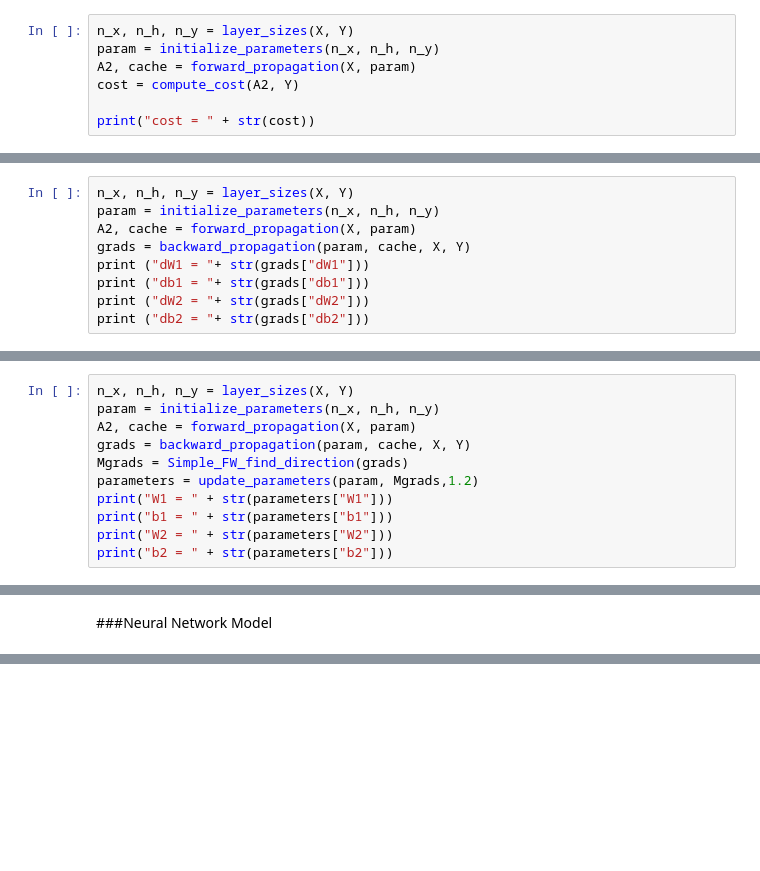
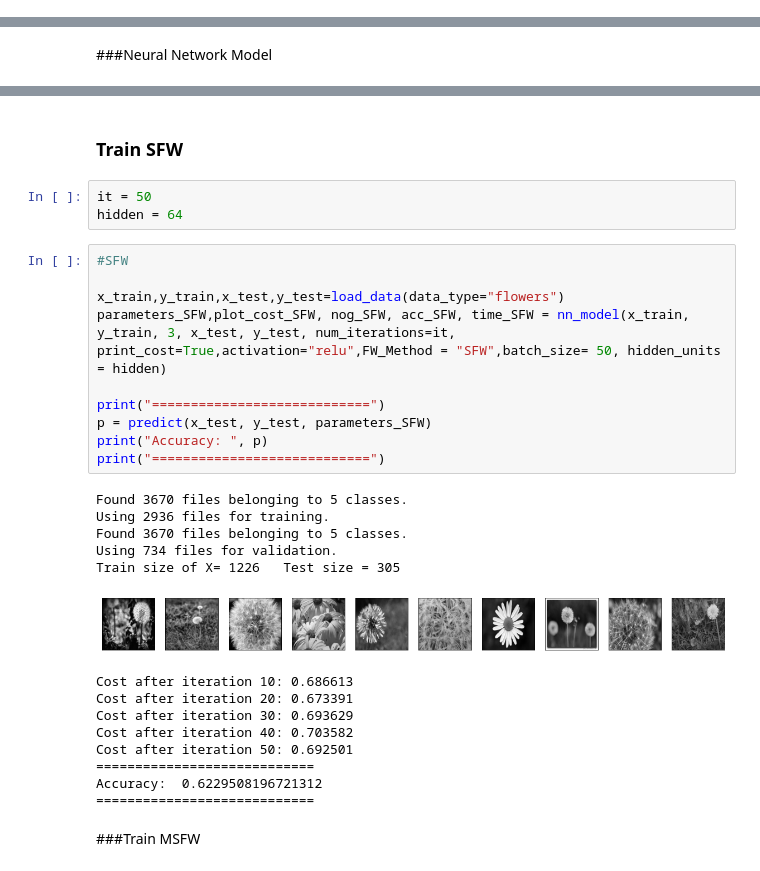
Before and after one commit to mojeee/OptimizationFor-DataScience, a Jupyter notebook: Project/Project.ipynb, the cells around one changed output, grey strips where cells are left out. Drawn from its saved outputs; the diff is of its cells as text; blank space fills up the shorter version.

```diff
--- a/Project/Project.ipynb
+++ b/Project/Project.ipynb
@@ -237,10 +442,3 @@ def compute_cost(A2, Y):
   cost = float(np.squeeze(cost))
 
   return cost
-# %%
-n_x, n_h, n_y = layer_sizes(X, Y)
-param = initialize_parameters(n_x, n_h, n_y)
-A2, cache = forward_propagation(X, param)
-cost = compute_cost(A2, Y)
-
-print("cost = " + str(cost))
@@ -290,12 +487,3 @@ def backward_propagation(parameters, cache, X, Y,activation="tanh"):
   grads = {"dW1": dW1,"db1": db1,"dW2": dW2,"db2": db2}
 
   return grads
-# %%
-n_x, n_h, n_y = layer_sizes(X, Y)
-param = initialize_parameters(n_x, n_h, n_y)
-A2, cache = forward_propagation(X, param)
-grads = backward_propagation(param, cache, X, Y)
-print ("dW1 = "+ str(grads["dW1"]))
-print ("db1 = "+ str(grads["db1"]))
-print ("dW2 = "+ str(grads["dW2"]))
-print ("db2 = "+ str(grads["db2"]))
@@ -379,14 +556,3 @@ def update_parameters(parameters, Mgrads, learning_rate):
   parameters = {"W1": W1,"b1": b1,"W2": W2,"b2": b2}
 
   return parameters
-# %%
-n_x, n_h, n_y = layer_sizes(X, Y)
-param = initialize_parameters(n_x, n_h, n_y)
-A2, cache = forward_propagation(X, param)
-grads = backward_propagation(param, cache, X, Y)
-Mgrads = Simple_FW_find_direction(grads)
-parameters = update_parameters(param, Mgrads,1.2)
-print("W1 = " + str(parameters["W1"]))
-print("b1 = " + str(parameters["b1"]))
-print("W2 = " + str(parameters["W2"]))
-print("b2 = " + str(parameters["b2"]))
@@ -471,0 +781,32 @@ Text(0, 0.5, 'Cost')
+# %% [markdown]
+### Train SFW
+# %%
+it = 50
+hidden = 64
+# %%
+#SFW
+
+x_train,y_train,x_test,y_test=load_data(data_type="flowers")
+parameters_SFW,plot_cost_SFW, nog_SFW, acc_SFW, time_SFW = nn_model(x_train, y_train, 3, x_test, y_test, num_iterations=it, print_cost=True,activation="relu",FW_Method = "SFW",batch_size= 50, hidden_units = hidden)
+
+print("============================")
+p = predict(x_test, y_test, parameters_SFW)
+print("Accuracy: ", p)
+print("============================")
+# %% [output]
+Found 3670 files belonging to 5 classes.
+Using 2936 files for training.
+Found 3670 files belonging to 5 classes.
+Using 734 files for validation.
+Train size of X= 1226   Test size = 305
+[figure, added]
+Cost after iteration 10: 0.686613
+Cost after iteration 20: 0.673391
+Cost after iteration 30: 0.693629
+Cost after iteration 40: 0.703582
+Cost after iteration 50: 0.692501
+============================
+Accuracy:  0.6229508196721312
+============================
+# %% [markdown]
+###Train MSFW
```
Also changed, not shown: parts of 36 cells of this notebook.
